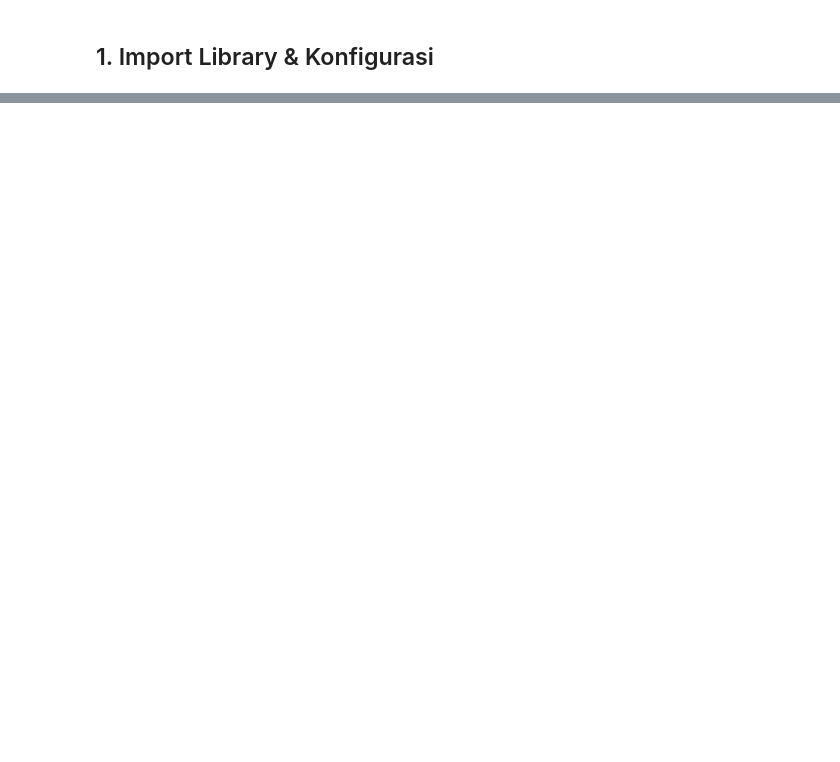
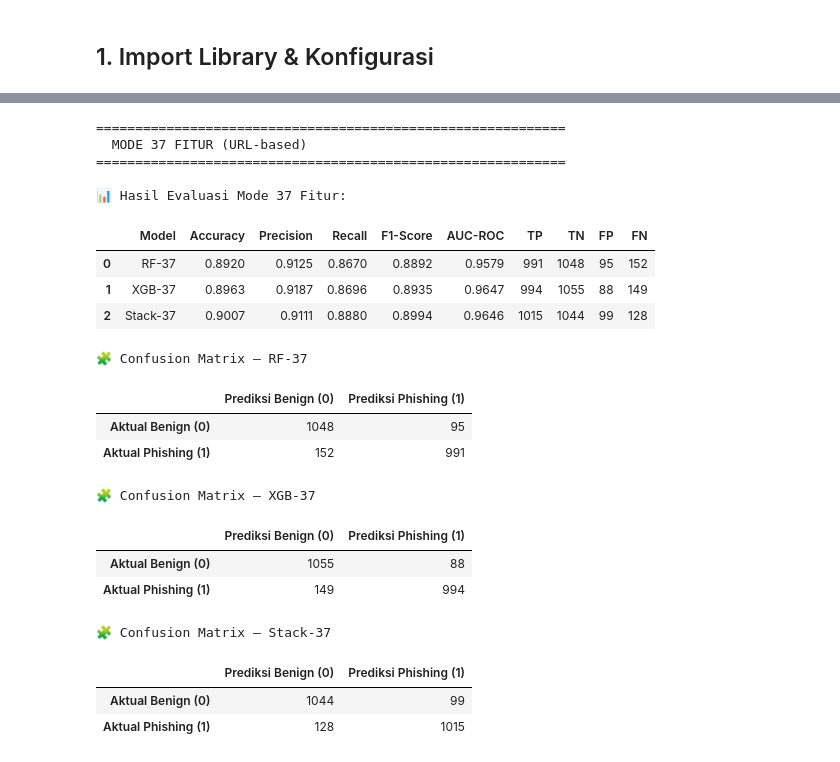
Before and after one commit to rubenmartogi/Phishing-Website-Detection-using-XGBoost-and-RFM, a Jupyter notebook: Phishing Website Detection_Models & Training.ipynb, the cells around one changed output, grey strips where cells are left out. Cells and saved outputs as stored; diff of their text form; code cells hidden in the pictures; blank space fills up the shorter version.

```diff
--- a/Phishing Website Detection_Models & Training.ipynb
+++ b/Phishing Website Detection_Models & Training.ipynb
@@ -1316,0 +291,49 @@ print(f"   ga_tuning_report{suffix}.json")
+# %%
+# ═══════════════════════════════════════════════════════════════
+# CELL 7 — Evaluasi Mode 37 Fitur (URL-based)
+# ═══════════════════════════════════════════════════════════════
+print('='*60)
+print('  MODE 37 FITUR (URL-based)')
+print('='*60)
+
+y37 = y_test_37.loc[X_te37.index]
+
+rf_pred37,  rf_prob37  = predict_thr(rf37,  X_te37)
+xgb_pred37, xgb_prob37 = predict_thr(xgb37, X_te37)
+stk_pred37, stk_prob37 = stacking_predict(lr37, rf37, xgb37, X_te37)
+
+results_37 = [
+    evaluate_model('RF-37',    y37, rf_pred37,  rf_prob37),
+    evaluate_model('XGB-37',   y37, xgb_pred37, xgb_prob37),
+    evaluate_model('Stack-37', y37, stk_pred37, stk_prob37),
+]
+
+df_res37 = pd.DataFrame([{k:v for k,v in r.items() if not k.startswith('_')} for r in results_37])
+for c in ['Accuracy','Precision','Recall','F1-Score','AUC-ROC']:
+    df_res37[c] = df_res37[c].map('{:.4f}'.format)
+print('\n📊 Hasil Evaluasi Mode 37 Fitur:')
+display(df_res37[cols_show])
+for r in results_37:
+    display_cm(r['_cm'], r['Model'])
+# %% [output]
+============================================================
+  MODE 37 FITUR (URL-based)
+============================================================
+
+📊 Hasil Evaluasi Mode 37 Fitur:
+|  | Model | Accuracy | Precision | Recall | F1-Score | AUC-ROC | TP | TN | FP | FN |
+| 0 | RF-37 | 0.8920 | 0.9125 | 0.8670 | 0.8892 | 0.9579 | 991 | 1048 | 95 | 152 |
+| 1 | XGB-37 | 0.8963 | 0.9187 | 0.8696 | 0.8935 | 0.9647 | 994 | 1055 | 88 | 149 |
+| 2 | Stack-37 | 0.9007 | 0.9111 | 0.8880 | 0.8994 | 0.9646 | 1015 | 1044 | 99 | 128 |
+🧩 Confusion Matrix — RF-37
+|  | Prediksi Benign (0) | Prediksi Phishing (1) |
+| Aktual Benign (0) | 1048 | 95 |
+| Aktual Phishing (1) | 152 | 991 |
+🧩 Confusion Matrix — XGB-37
+|  | Prediksi Benign (0) | Prediksi Phishing (1) |
+| Aktual Benign (0) | 1055 | 88 |
+| Aktual Phishing (1) | 149 | 994 |
+🧩 Confusion Matrix — Stack-37
+|  | Prediksi Benign (0) | Prediksi Phishing (1) |
+| Aktual Benign (0) | 1044 | 99 |
+| Aktual Phishing (1) | 128 | 1015 |
```
Also changed, not shown: parts of 47 cells of this notebook, 49 other files.
